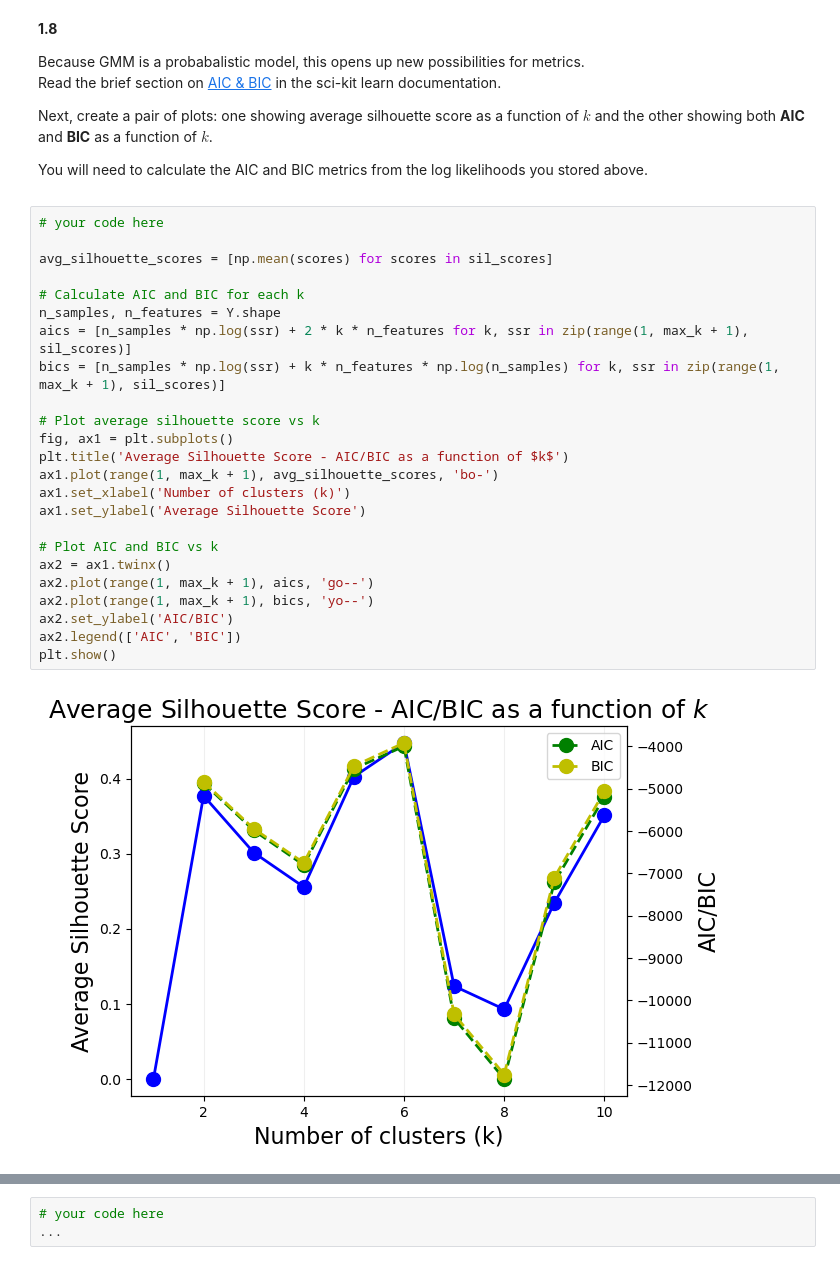
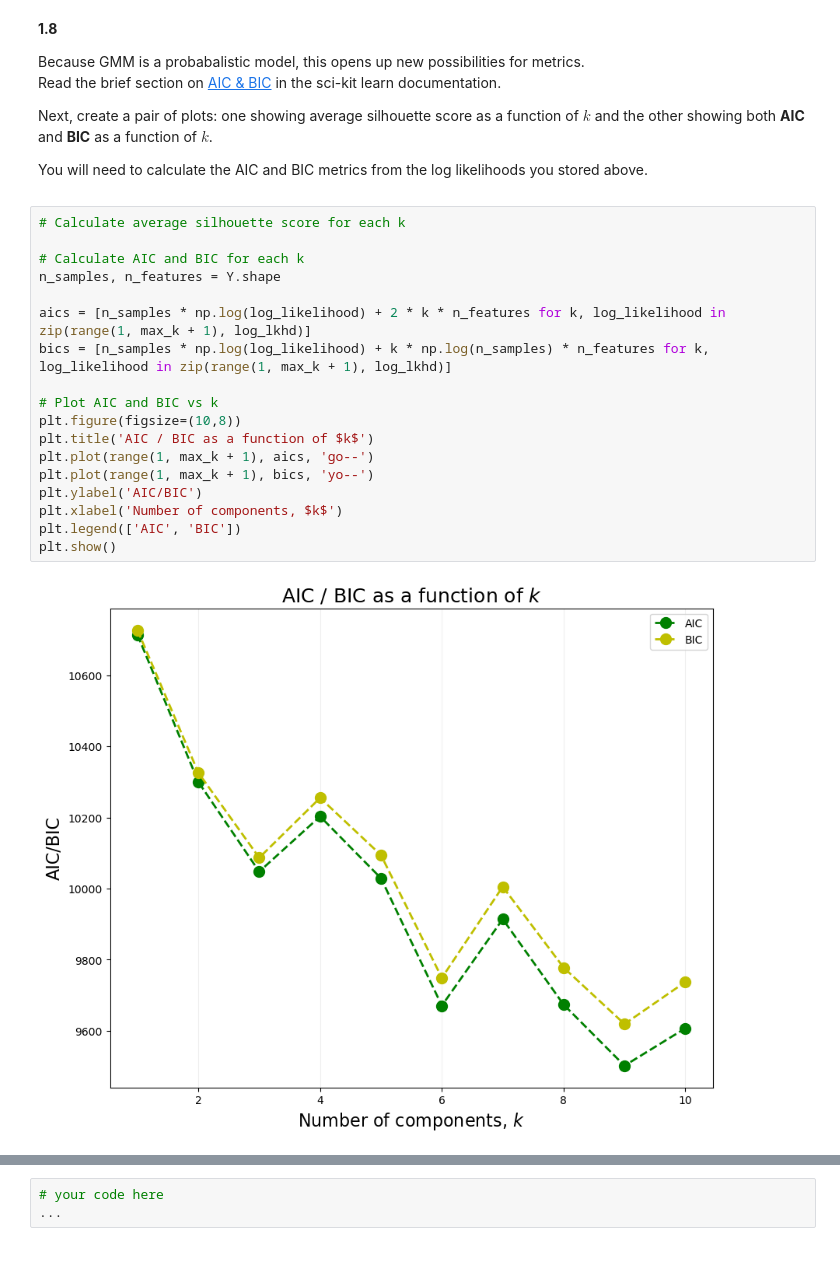
Before and after one commit to jamesliounis/Harvard-Deep-Learning, a Jupyter notebook: ac209b_hw1/ac209b_hw1.ipynb, the cells around one changed output, grey strips where cells are left out. Drawn from its saved outputs; the diff is of its cells as text.

```diff
--- a/ac209b_hw1/ac209b_hw1.ipynb
+++ b/ac209b_hw1/ac209b_hw1.ipynb
@@ -466,28 +464,22 @@ Next, create a pair of plots: one showing average silhouette score as a function
 You will need to calculate the AIC and BIC metrics from the log likelihoods you stored above.
 </div>
 # %%
-# your code here
-
-avg_silhouette_scores = [np.mean(scores) for scores in sil_scores]
+# Calculate average silhouette score for each k
 
 # Calculate AIC and BIC for each k
 n_samples, n_features = Y.shape
-aics = [n_samples * np.log(ssr) + 2 * k * n_features for k, ssr in zip(range(1, max_k + 1), sil_scores)]
-bics = [n_samples * np.log(ssr) + k * n_features * np.log(n_samples) for k, ssr in zip(range(1, max_k + 1), sil_scores)]
 
-# Plot average silhouette score vs k
-fig, ax1 = plt.subplots()
-plt.title('Average Silhouette Score - AIC/BIC as a function of $k$')
-ax1.plot(range(1, max_k + 1), avg_silhouette_scores, 'bo-')
-ax1.set_xlabel('Number of clusters (k)')
-ax1.set_ylabel('Average Silhouette Score')
+aics = [n_samples * np.log(log_likelihood) + 2 * k * n_features for k, log_likelihood in zip(range(1, max_k + 1), log_lkhd)]
+bics = [n_samples * np.log(log_likelihood) + k * np.log(n_samples) * n_features for k, log_likelihood in zip(range(1, max_k + 1), log_lkhd)]
 
 # Plot AIC and BIC vs k
-ax2 = ax1.twinx()
-ax2.plot(range(1, max_k + 1), aics, 'go--')
-ax2.plot(range(1, max_k + 1), bics, 'yo--')
-ax2.set_ylabel('AIC/BIC')
-ax2.legend(['AIC', 'BIC'])
+plt.figure(figsize=(10,8))
+plt.title('AIC / BIC as a function of $k$')
+plt.plot(range(1, max_k + 1), aics, 'go--')
+plt.plot(range(1, max_k + 1), bics, 'yo--')
+plt.ylabel('AIC/BIC')
+plt.xlabel('Number of components, $k$')
+plt.legend(['AIC', 'BIC'])
 plt.show()
 # %% [output]
-[figure, old version]
+[figure, new version]
```
Also changed, not shown: parts of 12 cells of this notebook.
